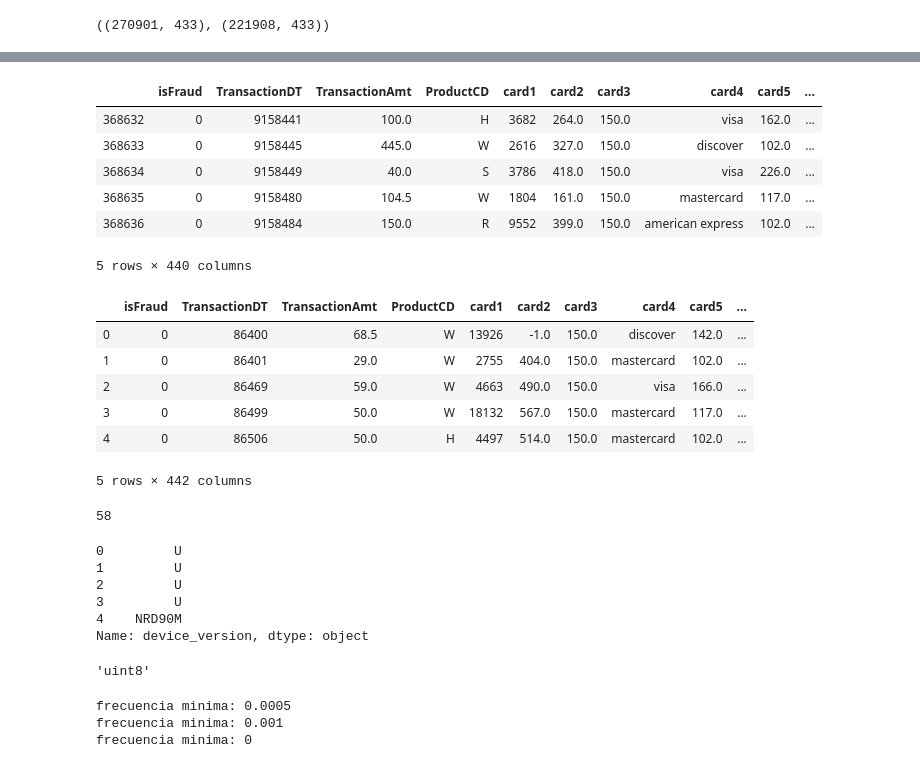
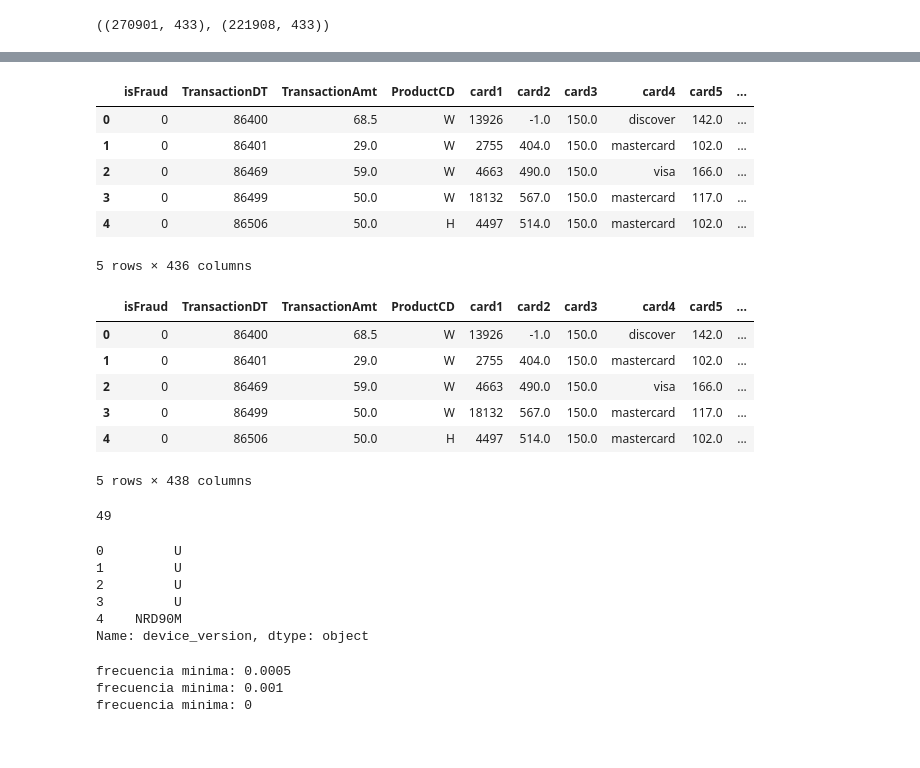
Before and after one commit to rodgomrod/kaggle_ieee_fraud, a Jupyter notebook: train_test_generator.ipynb, the cells around one changed output, grey strips where cells are left out. Drawn from its saved outputs; the diff is of its cells as text; code cells hidden in the pictures.

Commit message:
new train and test synthetic

```diff
--- a/train_test_generator.ipynb
+++ b/train_test_generator.ipynb
@@ -458,0 +464,3 @@ train_syn.shape, test_syn.shape
+# %%
+df = pd.concat([train_syn, test_syn], axis=0)
+df.shape
@@ -513,5 +523,7 @@ first_na_impute_cat = {
     'id_38': 'U',
 }
 # %%
-train_syn = train_syn.fillna(first_na_impute_cat)
-test_syn = test_syn.fillna(first_na_impute_cat)
+# train_syn = train_syn.fillna(first_na_impute_cat)
+# test_syn = test_syn.fillna(first_na_impute_cat)
+
+df = df.fillna(first_na_impute_cat)
@@ -572,6 +576,9 @@ train_syn['proc_id_30_1'] = train_syn['id_30'].apply(lambda x: proc_id_30_1(x))
 
 test_syn['proc_id_30_0'] = test_syn['id_30'].apply(lambda x: proc_id_30_0(x))
 test_syn['proc_id_30_1'] = test_syn['id_30'].apply(lambda x: proc_id_30_1(x))
+# %%
+df['proc_id_30_0'] = df['id_30'].apply(lambda x: proc_id_30_0(x))
+df['proc_id_30_1'] = df['id_30'].apply(lambda x: proc_id_30_1(x))
 # %%
 def proc_id_31_0(x):
     x = x.lower()
@@ -606,16 +613,18 @@ def proc_id_31_0(x):
 # %%
 train_syn['proc_id_31_0'] = train_syn['id_31'].apply(lambda x: proc_id_31_0(x))
 test_syn['proc_id_31_0'] = test_syn['id_31'].apply(lambda x: proc_id_31_0(x))
+# %%
+df['proc_id_31_0'] = df['id_31'].apply(lambda x: proc_id_31_0(x))
 # %%
-test_syn.head()
+df.head()
 # %% [output]
 |  | isFraud | TransactionDT | TransactionAmt | ProductCD | card1 | card2 | card3 | card4 | card5 | ... |
-| 368632 | 0 | 9158441 | 100.0 | H | 3682 | 264.0 | 150.0 | visa | 162.0 | ... |
-| 368633 | 0 | 9158445 | 445.0 | W | 2616 | 327.0 | 150.0 | discover | 102.0 | ... |
-| 368634 | 0 | 9158449 | 40.0 | S | 3786 | 418.0 | 150.0 | visa | 226.0 | ... |
-| 368635 | 0 | 9158480 | 104.5 | W | 1804 | 161.0 | 150.0 | mastercard | 117.0 | ... |
-| 368636 | 0 | 9158484 | 150.0 | R | 9552 | 399.0 | 150.0 | american express | 102.0 | ... |
+| 0 | 0 | 86400 | 68.5 | W | 13926 | -1.0 | 150.0 | discover | 142.0 | ... |
+| 1 | 0 | 86401 | 29.0 | W | 2755 | 404.0 | 150.0 | mastercard | 102.0 | ... |
+| 2 | 0 | 86469 | 59.0 | W | 4663 | 490.0 | 150.0 | visa | 166.0 | ... |
+| 3 | 0 | 86499 | 50.0 | W | 18132 | 567.0 | 150.0 | mastercard | 117.0 | ... |
+| 4 | 0 | 86506 | 50.0 | H | 4497 | 514.0 | 150.0 | mastercard | 102.0 | ... |
-5 rows × 440 columns
+5 rows × 436 columns
 # %%
 def dev_name(dataframe):
     dataframe['device_name'] = dataframe['DeviceInfo'].str.split('/', expand=True)[0]
@@ -649,5 +660,5 @@ test_syn = dev_name(test_syn)
 # %%
-train_syn.head()
+df.head()
 # %% [output]
 |  | isFraud | TransactionDT | TransactionAmt | ProductCD | card1 | card2 | card3 | card4 | card5 | ... |
 | 0 | 0 | 86400 | 68.5 | W | 13926 | -1.0 | 150.0 | discover | 142.0 | ... |
@@ -655,7 +666,7 @@ train_syn.head()
 | 2 | 0 | 86469 | 59.0 | W | 4663 | 490.0 | 150.0 | visa | 166.0 | ... |
 | 3 | 0 | 86499 | 50.0 | W | 18132 | 567.0 | 150.0 | mastercard | 117.0 | ... |
 | 4 | 0 | 86506 | 50.0 | H | 4497 | 514.0 | 150.0 | mastercard | 102.0 | ... |
-5 rows × 442 columns
+5 rows × 438 columns
 # %%
 new_cat_ft = list()
 for i, j in zip(train_syn.dtypes, train_syn.columns):
@@ -666,7 +677,7 @@ new_cat_ft = list(set(new_cat_ft)-set(cat_ft))
 new_cat_ft = cat_ft + new_cat_ft
 len(new_cat_ft)
 # %% [output]
-58
+49
 # %%
 # num_ft_imput_dict = dict()
 # for c in df_imputed.columns:
@@ -728,4 +738,0 @@ dict_fe, _d_type = freq_encoder2(train_syn, 'addr1')
-# %%
-_d_type
-# %% [output]
-'uint8'
```
Also changed, not shown: parts of 16 cells of this notebook, 7 other files.
